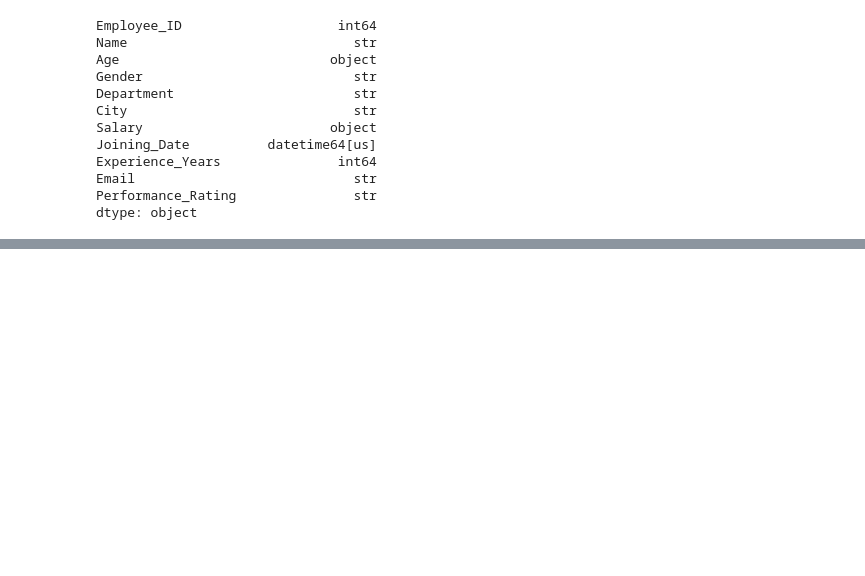
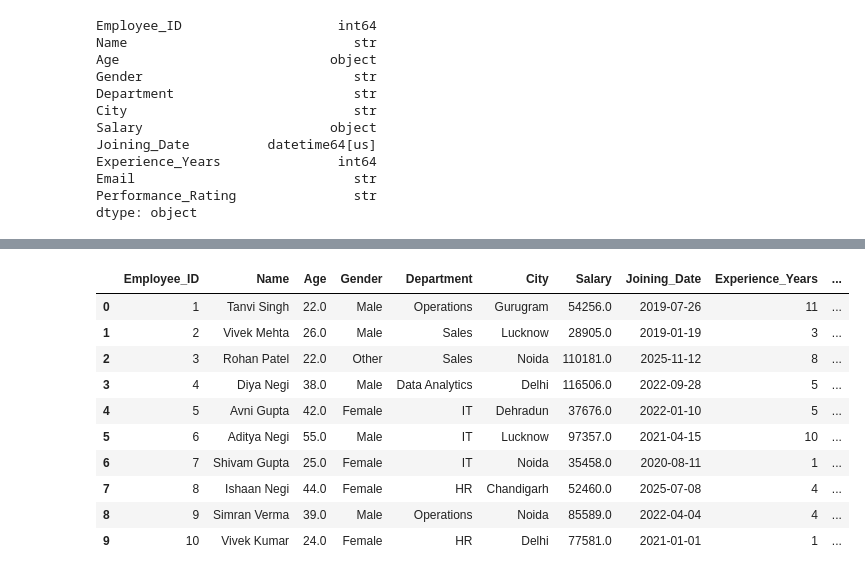
Before and after one commit to NupurDimri/CODSOFT_TASKSNO, a Jupyter notebook: Task 1/data_cleaning.ipynb, the cells around one changed output, grey strips where cells are left out. Saved outputs shown, nothing was run; the diff lists cells and outputs as text; code cells hidden in the pictures; blank space fills up the shorter version.

```diff
--- a/Task 1/data_cleaning.ipynb
+++ b/Task 1/data_cleaning.ipynb
@@ -118,0 +451,8 @@ dtype: object
+# %%
+# Standardize Performance Rating values
+
+df["Performance_Rating"] = (
+    df["Performance_Rating"]
+    .str.strip()
+    .str.title()
+)
@@ -118,0 +483,12 @@ dtype: object
+# %%
+# Remove currency symbols and text from Salary
+
+df["Salary"] = (
+    df["Salary"]
+    .astype(str)
+    .str.replace("₹", "", regex=False)
+    .str.replace("Rs.", "", regex=False)
+    .str.strip()
+)
+
+df["Salary"] = pd.to_numeric(df["Salary"], errors="coerce")
@@ -118,0 +499,22 @@ dtype: object
+# %%
+# Handle missing values
+
+# Fill missing Age with median age
+df["Age"] = df["Age"].fillna(df["Age"].median())
+
+# Fill missing Salary with median salary
+df["Salary"] = df["Salary"].fillna(df["Salary"].median())
+
+# Fill missing Department with Unknown
+df["Department"] = df["Department"].fillna("Unknown")
+
+# Fill missing Joining Date with median date
+median_date = df["Joining_Date"].dropna().median()
+df["Joining_Date"] = df["Joining_Date"].fillna(median_date)
+# %%
+# Convert Joining_Date to datetime
+
+df["Joining_Date"] = pd.to_datetime(
+    df["Joining_Date"],
+    errors="coerce"
+)
@@ -118,0 +587,14 @@ dtype: object
+# %%
+df.head(10)
+# %% [output]
+|  | Employee_ID | Name | Age | Gender | Department | City | Salary | Joining_Date | Experience_Years | ... |
+| 0 | 1 | Tanvi Singh | 22.0 | Male | Operations | Gurugram | 54256.0 | 2019-07-26 | 11 | ... |
+| 1 | 2 | Vivek Mehta | 26.0 | Male | Sales | Lucknow | 28905.0 | 2019-01-19 | 3 | ... |
+| 2 | 3 | Rohan Patel | 22.0 | Other | Sales | Noida | 110181.0 | 2025-11-12 | 8 | ... |
+| 3 | 4 | Diya Negi | 38.0 | Male | Data Analytics | Delhi | 116506.0 | 2022-09-28 | 5 | ... |
+| 4 | 5 | Avni Gupta | 42.0 | Female | IT | Dehradun | 37676.0 | 2022-01-10 | 5 | ... |
+| 5 | 6 | Aditya Negi | 55.0 | Male | IT | Lucknow | 97357.0 | 2021-04-15 | 10 | ... |
+| 6 | 7 | Shivam Gupta | 25.0 | Female | IT | Noida | 35458.0 | 2020-08-11 | 1 | ... |
+| 7 | 8 | Ishaan Negi | 44.0 | Female | HR | Chandigarh | 52460.0 | 2025-07-08 | 4 | ... |
+| 8 | 9 | Simran Verma | 39.0 | Male | Operations | Noida | 85589.0 | 2022-04-04 | 4 | ... |
+| 9 | 10 | Vivek Kumar | 24.0 | Female | HR | Delhi | 77581.0 | 2021-01-01 | 1 | ... |
```
Also changed, not shown: parts of 51 cells of this notebook, 3 other files.
